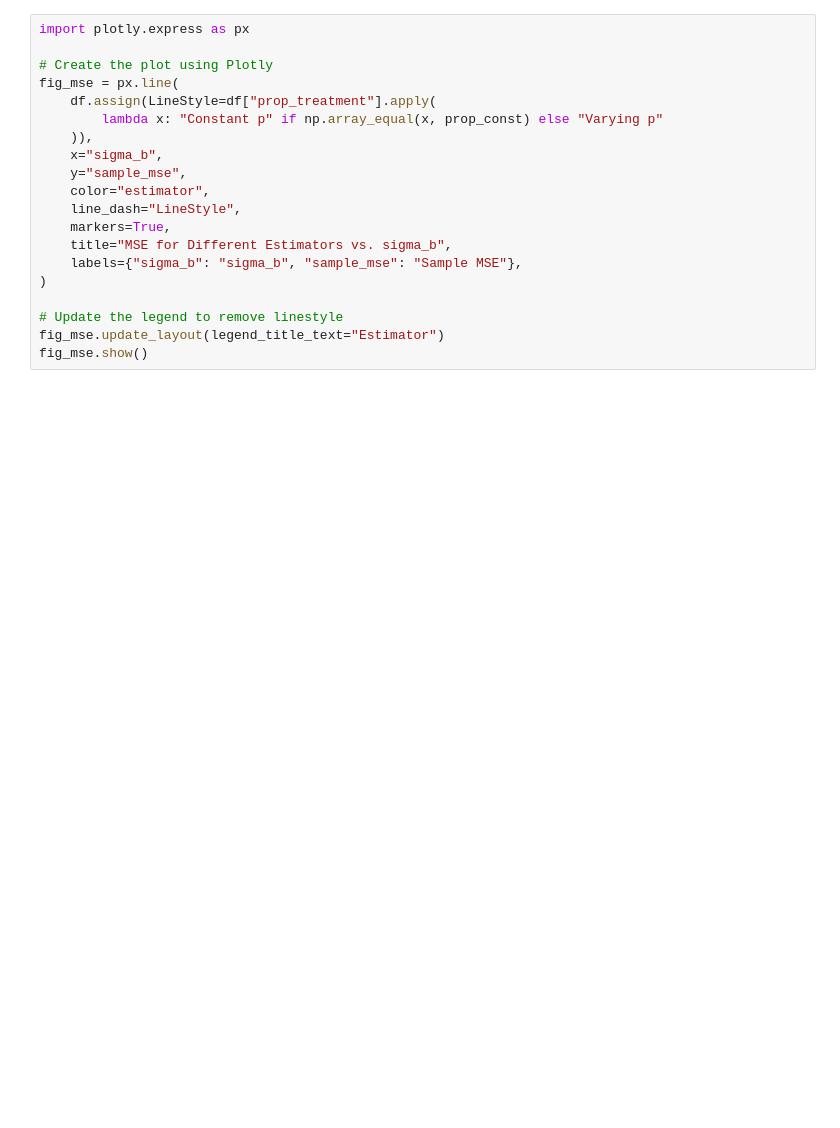
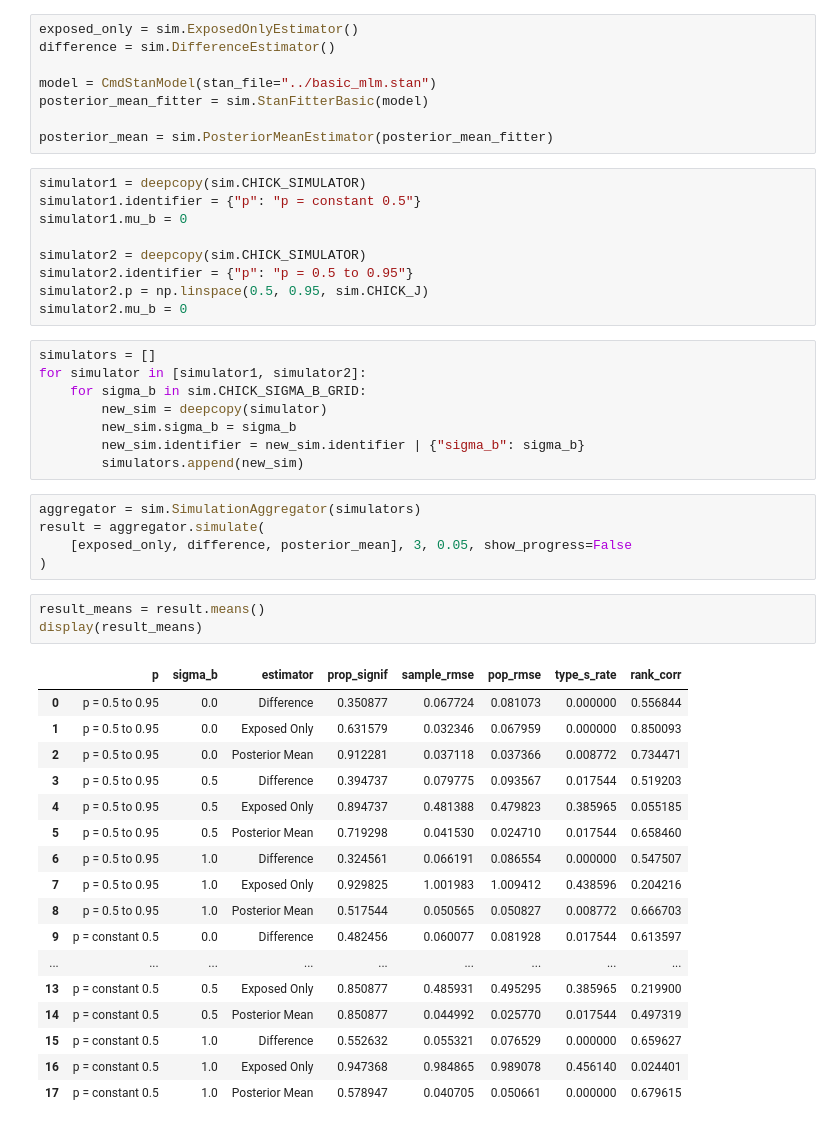
Before and after one commit to dtwil/adaptively_slamming_the_sham, a Jupyter notebook: adaptive/notebooks/vary_prop_notebook.ipynb, the cells around one changed output. Cells and saved outputs as stored; diff of their text form; blank space fills up the shorter version.

```diff
--- a/adaptive/notebooks/vary_prop_notebook.ipynb
+++ b/adaptive/notebooks/vary_prop_notebook.ipynb
@@ -53,20 +19,51 @@ df.to_csv(f"fake_data/df_{timestamp}.csv", index=False)
-# %%
-import plotly.express as px
-
-# Create the plot using Plotly
-fig_mse = px.line(
-    df.assign(LineStyle=df["prop_treatment"].apply(
-        lambda x: "Constant p" if np.array_equal(x, prop_const) else "Varying p"
-    )),
-    x="sigma_b",
-    y="sample_mse",
-    color="estimator",
-    line_dash="LineStyle",
-    markers=True,
-    title="MSE for Different Estimators vs. sigma_b",
-    labels={"sigma_b": "sigma_b", "sample_mse": "Sample MSE"},
-)
-
-# Update the legend to remove linestyle
-fig_mse.update_layout(legend_title_text="Estimator")
-fig_mse.show()
+# %%
+exposed_only = sim.ExposedOnlyEstimator()
+difference = sim.DifferenceEstimator()
+
+model = CmdStanModel(stan_file="../basic_mlm.stan")
+posterior_mean_fitter = sim.StanFitterBasic(model)
+
+posterior_mean = sim.PosteriorMeanEstimator(posterior_mean_fitter)
+# %%
+simulator1 = deepcopy(sim.CHICK_SIMULATOR)
+simulator1.identifier = {"p": "p = constant 0.5"}
+simulator1.mu_b = 0
+
+simulator2 = deepcopy(sim.CHICK_SIMULATOR)
+simulator2.identifier = {"p": "p = 0.5 to 0.95"}
+simulator2.p = np.linspace(0.5, 0.95, sim.CHICK_J)
+simulator2.mu_b = 0
+# %%
+simulators = []
+for simulator in [simulator1, simulator2]:
+    for sigma_b in sim.CHICK_SIGMA_B_GRID:
+        new_sim = deepcopy(simulator)
+        new_sim.sigma_b = sigma_b
+        new_sim.identifier = new_sim.identifier | {"sigma_b": sigma_b}
+        simulators.append(new_sim)
+# %%
+aggregator = sim.SimulationAggregator(simulators)
+result = aggregator.simulate(
+    [exposed_only, difference, posterior_mean], 3, 0.05, show_progress=False
+)
+# %%
+result_means = result.means()
+display(result_means)
+# %% [output]
+|  | p | sigma_b | estimator | prop_signif | sample_rmse | pop_rmse | type_s_rate | rank_corr |
+| 0 | p = 0.5 to 0.95 | 0.0 | Difference | 0.350877 | 0.067724 | 0.081073 | 0.000000 | 0.556844 |
+| 1 | p = 0.5 to 0.95 | 0.0 | Exposed Only | 0.631579 | 0.032346 | 0.067959 | 0.000000 | 0.850093 |
+| 2 | p = 0.5 to 0.95 | 0.0 | Posterior Mean | 0.912281 | 0.037118 | 0.037366 | 0.008772 | 0.734471 |
+| 3 | p = 0.5 to 0.95 | 0.5 | Difference | 0.394737 | 0.079775 | 0.093567 | 0.017544 | 0.519203 |
+| 4 | p = 0.5 to 0.95 | 0.5 | Exposed Only | 0.894737 | 0.481388 | 0.479823 | 0.385965 | 0.055185 |
+| 5 | p = 0.5 to 0.95 | 0.5 | Posterior Mean | 0.719298 | 0.041530 | 0.024710 | 0.017544 | 0.658460 |
+| 6 | p = 0.5 to 0.95 | 1.0 | Difference | 0.324561 | 0.066191 | 0.086554 | 0.000000 | 0.547507 |
+| 7 | p = 0.5 to 0.95 | 1.0 | Exposed Only | 0.929825 | 1.001983 | 1.009412 | 0.438596 | 0.204216 |
+| 8 | p = 0.5 to 0.95 | 1.0 | Posterior Mean | 0.517544 | 0.050565 | 0.050827 | 0.008772 | 0.666703 |
+| 9 | p = constant 0.5 | 0.0 | Difference | 0.482456 | 0.060077 | 0.081928 | 0.017544 | 0.613597 |
+| ... | ... | ... | ... | ... | ... | ... | ... | ... |
+| 13 | p = constant 0.5 | 0.5 | Exposed Only | 0.850877 | 0.485931 | 0.495295 | 0.385965 | 0.219900 |
+| 14 | p = constant 0.5 | 0.5 | Posterior Mean | 0.850877 | 0.044992 | 0.025770 | 0.017544 | 0.497319 |
+| 15 | p = constant 0.5 | 1.0 | Difference | 0.552632 | 0.055321 | 0.076529 | 0.000000 | 0.659627 |
+| 16 | p = constant 0.5 | 1.0 | Exposed Only | 0.947368 | 0.984865 | 0.989078 | 0.456140 | 0.024401 |
+| 17 | p = constant 0.5 | 1.0 | Posterior Mean | 0.578947 | 0.040705 | 0.050661 | 0.000000 | 0.679615 |
```
Also changed, not shown: parts of 10 cells of this notebook, 1 other file.
